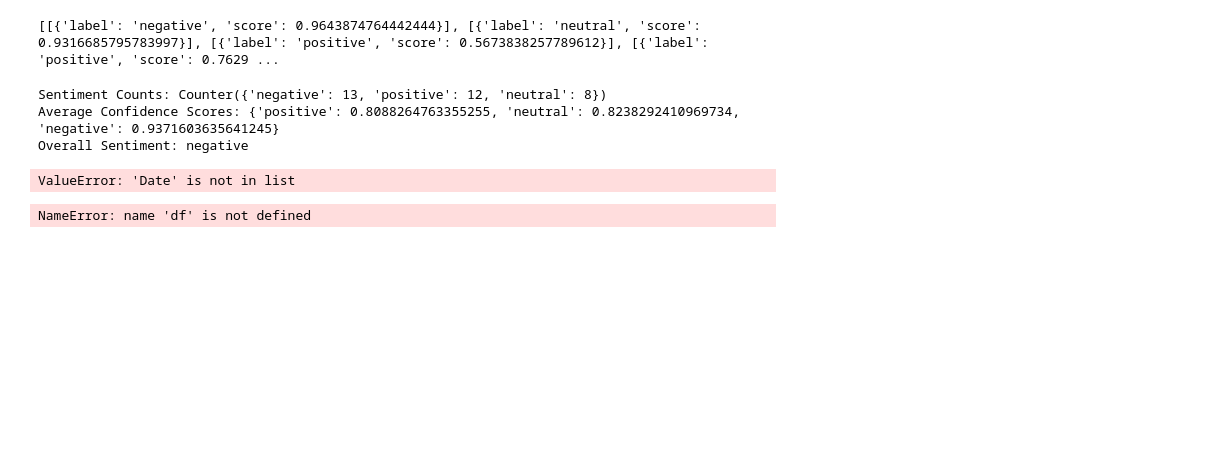
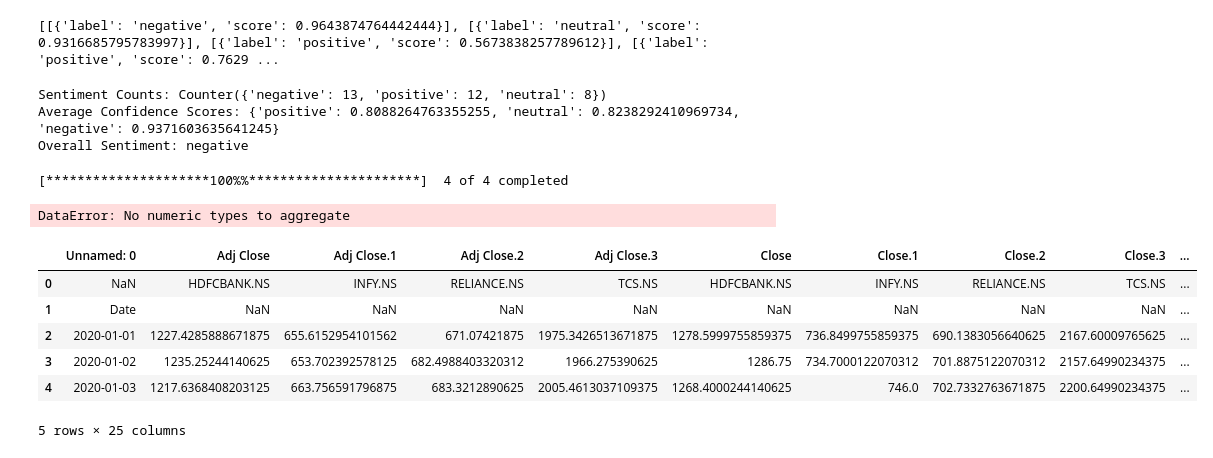
Before and after one commit to Ash2809/Indian-Stock-Predictor, a Jupyter notebook: exp/nb.ipynb, the cells around one changed output. Cells and saved outputs as stored; diff of their text form; code cells hidden in the pictures; blank space fills up the shorter version.

```diff
--- a/exp/nb.ipynb
+++ b/exp/nb.ipynb
@@ -98,47 +98,54 @@ Average Confidence Scores: {'positive': 0.8088264763355255, 'neutral': 0.8238292
 Overall Sentiment: negative
 # %%
 import yfinance as yf
+import pandas as pd
 import pandas_ta as ta
-import pandas as pd
 
 nifty50_tickers = ["TCS.NS", "RELIANCE.NS", "INFY.NS", "HDFCBANK.NS"]
 
 # Download stock data
 data = yf.download(nifty50_tickers, start="2020-01-01", end="2025-02-17", interval="1d")
 
-# Extracting the 'Close' price data for the required tickers
-stock_data = data["Close"].copy()
+# Create an empty dataframe to store the indicators for each ticker
+stock_data = pd.DataFrame()
 
-# Use Pandas TA to add RSI, MACD, and Bollinger Bands to the dataframe
-stock_data['RSI'] = ta.rsi(stock_data['TCS.NS'], length=14)
-stock_data['MACD'], stock_data['MACD_signal'], stock_data['MACD_hist'] = ta.macd(stock_data['TCS.NS'], fast=12, slow=26, signal=9)
-stock_data['BB_upper'], stock_data['BB_middle'], stock_data['BB_lower'] = ta.bbands(stock_data['TCS.NS'], length=20, std=2)
+# Loop through each ticker to compute the indicators
+for ticker in nifty50_tickers:
+    # Get close prices for the ticker
+    temp_data = data["Close"][ticker]
 
-# Drop any rows with NaN values
+    # Ensure the 'Close' column is numeric, and drop any rows with missing values
+    temp_data = pd.to_numeric(temp_data, errors='coerce')
+    temp_data.dropna(inplace=True)
+
+    # Ensure the 'Close' data is numeric and clean for further calculations
+    if temp_data.empty:
+        continue  # Skip this ticker if there is no data
+
+    # Calculate RSI, MACD, and Bollinger Bands for each ticker
+    temp_data['RSI'] = ta.rsi(temp_data, length=14)
+    temp_data['MACD'], temp_data['MACD_signal'], temp_data['MACD_hist'] = ta.macd(temp_data, fast=12, slow=26, signal=9)
+    temp_data['BB_upper'], temp_data['BB_middle'], temp_data['BB_lower'] = ta.bbands(temp_data, length=20, std=2)
+
+    # Add the computed columns to the main stock_data dataframe
+    stock_data[ticker] = temp_data
+
+# Drop rows with NaN values
 stock_data.dropna(inplace=True)
 
 # Print the first few rows to check
 print(stock_data.head())
+# %% [output]
+[*********************100%%**********************]  4 of 4 completed
+DataError: No numeric types to aggregate
-# %%
-import pandas as pd
-import pandas_ta as ta
-
-# Example: Using Pandas TA to calculate RSI, MACD, and Bollinger Bands
-df = pd.read_csv('nifty50_stock_data.csv', parse_dates=True, index_col='Date')
-
-# RSI
-df['RSI'] = ta.rsi(df['Close'], length=14)
-
-# MACD
-df['MACD'], df['MACD_signal'], df['MACD_hist'] = ta.macd(df['Close'], fast=12, slow=26, signal=9)
-
-# Bollinger Bands
-df['BBL'], df['BBM'], df['BBU'] = ta.bbands(df['Close'], length=20, std=2)
-
-print(df.tail())
-# %% [output]
-ValueError: 'Date' is not in list
-# %%
-df.head()
-# %% [output]
-NameError: name 'df' is not defined
+# %%
+data = pd.read_csv(r"C:\Projects\Indian-Stock-Predictor\exp\nifty50_stock_data.csv")
+data.head(5)
+# %% [output]
+|  | Unnamed: 0 | Adj Close | Adj Close.1 | Adj Close.2 | Adj Close.3 | Close | Close.1 | Close.2 | Close.3 | ... |
+| 0 | NaN | HDFCBANK.NS | INFY.NS | RELIANCE.NS | TCS.NS | HDFCBANK.NS | INFY.NS | RELIANCE.NS | TCS.NS | ... |
+| 1 | Date | NaN | NaN | NaN | NaN | NaN | NaN | NaN | NaN | ... |
+| 2 | 2020-01-01 | 1227.4285888671875 | 655.6152954101562 | 671.07421875 | 1975.3426513671875 | 1278.5999755859375 | 736.8499755859375 | 690.1383056640625 | 2167.60009765625 | ... |
+| 3 | 2020-01-02 | 1235.25244140625 | 653.702392578125 | 682.4988403320312 | 1966.275390625 | 1286.75 | 734.7000122070312 | 701.8875122070312 | 2157.64990234375 | ... |
+| 4 | 2020-01-03 | 1217.6368408203125 | 663.756591796875 | 683.3212890625 | 2005.4613037109375 | 1268.4000244140625 | 746.0 | 702.7332763671875 | 2200.64990234375 | ... |
+5 rows × 25 columns
```
Also changed, not shown: parts of 6 cells of this notebook.
